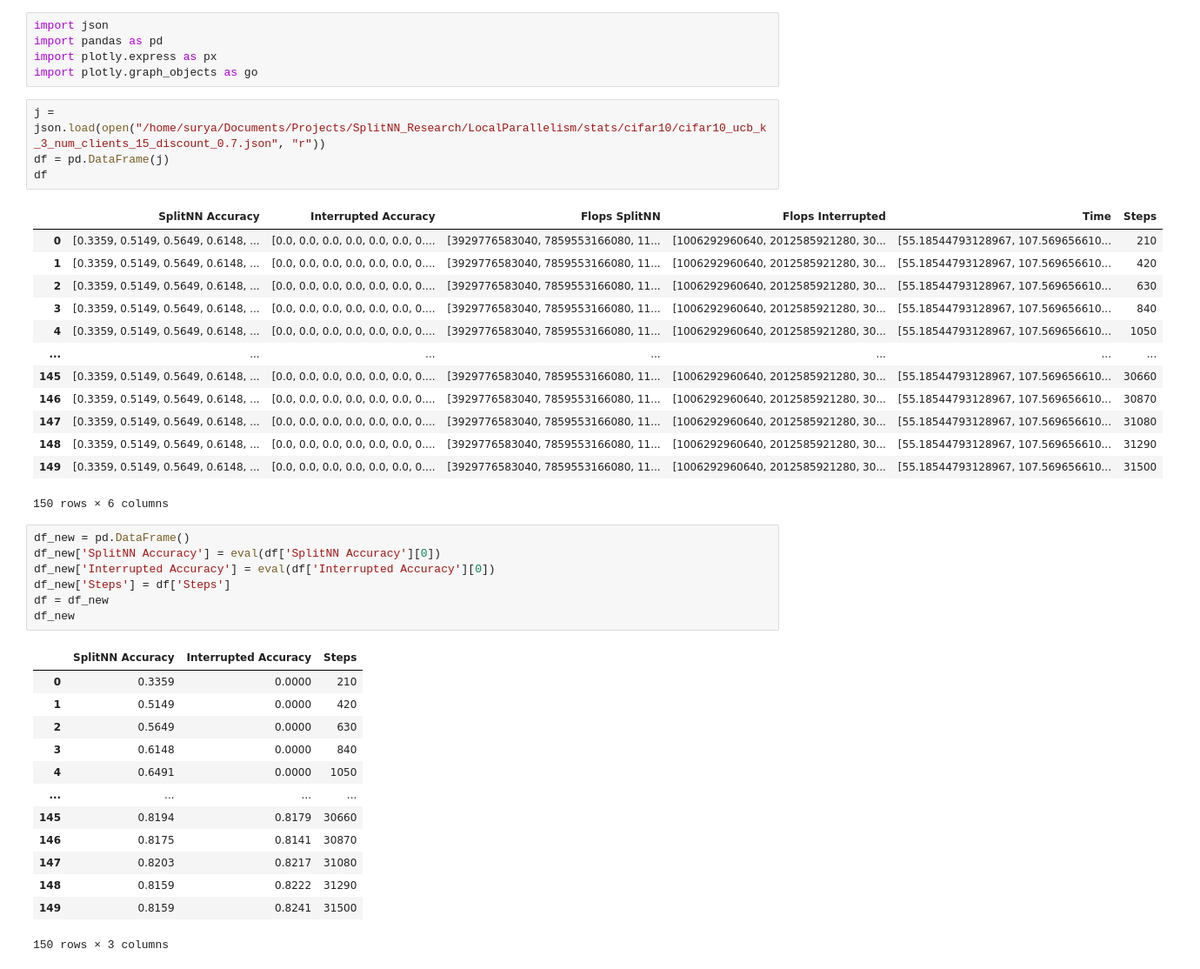
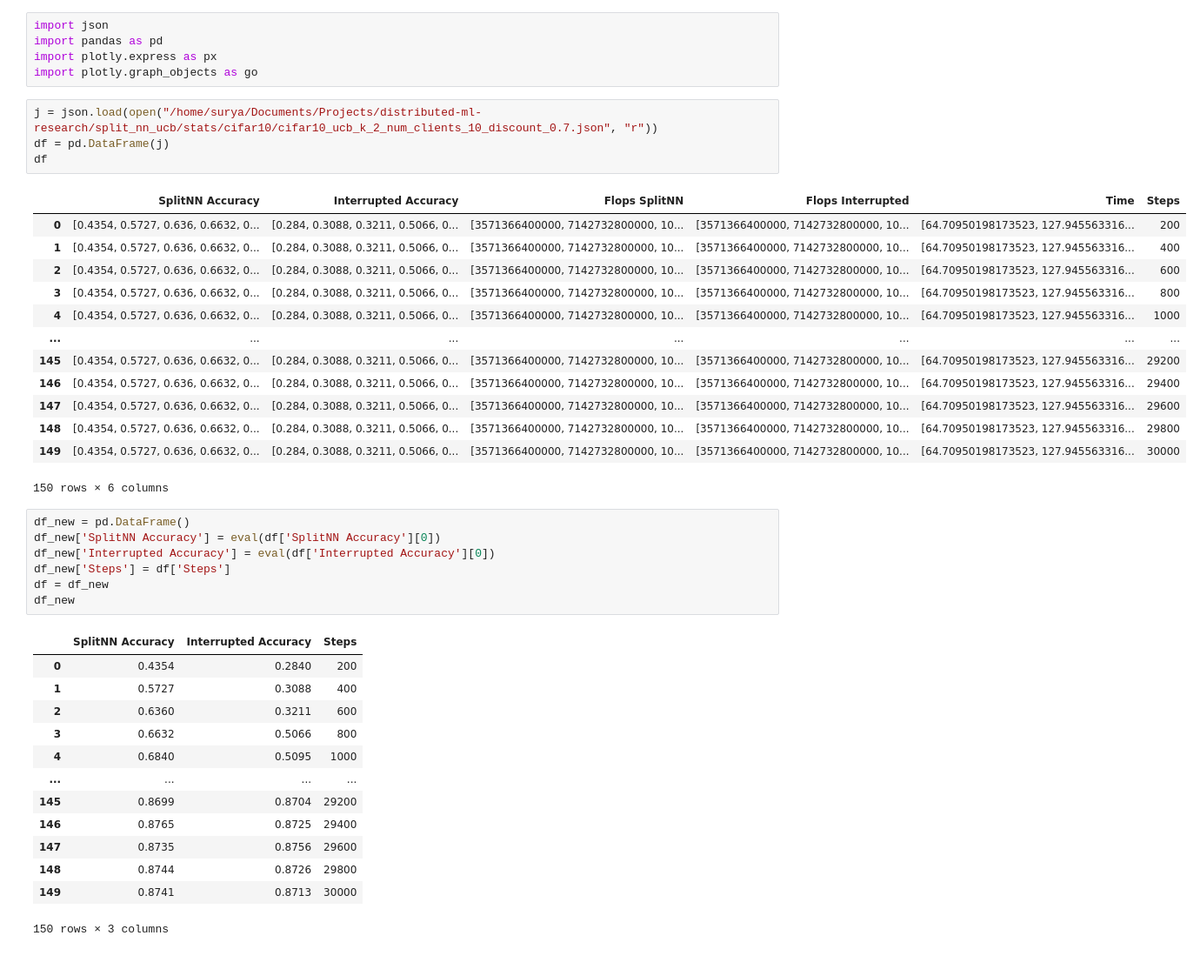
Before and after one commit to ayushchopra96/distributed-ml-research, a Jupyter notebook: split_nn_ucb/plot.ipynb, the cells around one changed output. Shown: that part at 87% size. Drawn from its saved outputs; the diff is of its cells as text.

```diff
--- a/split_nn_ucb/plot.ipynb
+++ b/split_nn_ucb/plot.ipynb
@@ -4,22 +4,22 @@ import pandas as pd
 import plotly.express as px
 import plotly.graph_objects as go
 # %%
-j = json.load(open("/home/surya/Documents/Projects/SplitNN_Research/LocalParallelism/stats/cifar10/cifar10_ucb_k_3_num_clients_15_discount_0.7.json", "r"))
+j = json.load(open("/home/surya/Documents/Projects/distributed-ml-research/split_nn_ucb/stats/cifar10/cifar10_ucb_k_2_num_clients_10_discount_0.7.json", "r"))
 df = pd.DataFrame(j)
 df
 # %% [output]
 |  | SplitNN Accuracy | Interrupted Accuracy | Flops SplitNN | Flops Interrupted | Time | Steps |
-| 0 | [0.3359, 0.5149, 0.5649, 0.6148, ... | [0.0, 0.0, 0.0, 0.0, 0.0, 0.0, 0.... | [3929776583040, 7859553166080, 11... | [1006292960640, 2012585921280, 30... | [55.18544793128967, 107.569656610... | 210 |
-| 1 | [0.3359, 0.5149, 0.5649, 0.6148, ... | [0.0, 0.0, 0.0, 0.0, 0.0, 0.0, 0.... | [3929776583040, 7859553166080, 11... | [1006292960640, 2012585921280, 30... | [55.18544793128967, 107.569656610... | 420 |
-| 2 | [0.3359, 0.5149, 0.5649, 0.6148, ... | [0.0, 0.0, 0.0, 0.0, 0.0, 0.0, 0.... | [3929776583040, 7859553166080, 11... | [1006292960640, 2012585921280, 30... | [55.18544793128967, 107.569656610... | 630 |
-| 3 | [0.3359, 0.5149, 0.5649, 0.6148, ... | [0.0, 0.0, 0.0, 0.0, 0.0, 0.0, 0.... | [3929776583040, 7859553166080, 11... | [1006292960640, 2012585921280, 30... | [55.18544793128967, 107.569656610... | 840 |
-| 4 | [0.3359, 0.5149, 0.5649, 0.6148, ... | [0.0, 0.0, 0.0, 0.0, 0.0, 0.0, 0.... | [3929776583040, 7859553166080, 11... | [1006292960640, 2012585921280, 30... | [55.18544793128967, 107.569656610... | 1050 |
+| 0 | [0.4354, 0.5727, 0.636, 0.6632, 0... | [0.284, 0.3088, 0.3211, 0.5066, 0... | [3571366400000, 7142732800000, 10... | [3571366400000, 7142732800000, 10... | [64.70950198173523, 127.945563316... | 200 |
+| 1 | [0.4354, 0.5727, 0.636, 0.6632, 0... | [0.284, 0.3088, 0.3211, 0.5066, 0... | [3571366400000, 7142732800000, 10... | [3571366400000, 7142732800000, 10... | [64.70950198173523, 127.945563316... | 400 |
+| 2 | [0.4354, 0.5727, 0.636, 0.6632, 0... | [0.284, 0.3088, 0.3211, 0.5066, 0... | [3571366400000, 7142732800000, 10... | [3571366400000, 7142732800000, 10... | [64.70950198173523, 127.945563316... | 600 |
+| 3 | [0.4354, 0.5727, 0.636, 0.6632, 0... | [0.284, 0.3088, 0.3211, 0.5066, 0... | [3571366400000, 7142732800000, 10... | [3571366400000, 7142732800000, 10... | [64.70950198173523, 127.945563316... | 800 |
+| 4 | [0.4354, 0.5727, 0.636, 0.6632, 0... | [0.284, 0.3088, 0.3211, 0.5066, 0... | [3571366400000, 7142732800000, 10... | [3571366400000, 7142732800000, 10... | [64.70950198173523, 127.945563316... | 1000 |
 | ... | ... | ... | ... | ... | ... | ... |
-| 145 | [0.3359, 0.5149, 0.5649, 0.6148, ... | [0.0, 0.0, 0.0, 0.0, 0.0, 0.0, 0.... | [3929776583040, 7859553166080, 11... | [1006292960640, 2012585921280, 30... | [55.18544793128967, 107.569656610... | 30660 |
-| 146 | [0.3359, 0.5149, 0.5649, 0.6148, ... | [0.0, 0.0, 0.0, 0.0, 0.0, 0.0, 0.... | [3929776583040, 7859553166080, 11... | [1006292960640, 2012585921280, 30... | [55.18544793128967, 107.569656610... | 30870 |
-| 147 | [0.3359, 0.5149, 0.5649, 0.6148, ... | [0.0, 0.0, 0.0, 0.0, 0.0, 0.0, 0.... | [3929776583040, 7859553166080, 11... | [1006292960640, 2012585921280, 30... | [55.18544793128967, 107.569656610... | 31080 |
-| 148 | [0.3359, 0.5149, 0.5649, 0.6148, ... | [0.0, 0.0, 0.0, 0.0, 0.0, 0.0, 0.... | [3929776583040, 7859553166080, 11... | [1006292960640, 2012585921280, 30... | [55.18544793128967, 107.569656610... | 31290 |
-| 149 | [0.3359, 0.5149, 0.5649, 0.6148, ... | [0.0, 0.0, 0.0, 0.0, 0.0, 0.0, 0.... | [3929776583040, 7859553166080, 11... | [1006292960640, 2012585921280, 30... | [55.18544793128967, 107.569656610... | 31500 |
+| 145 | [0.4354, 0.5727, 0.636, 0.6632, 0... | [0.284, 0.3088, 0.3211, 0.5066, 0... | [3571366400000, 7142732800000, 10... | [3571366400000, 7142732800000, 10... | [64.70950198173523, 127.945563316... | 29200 |
+| 146 | [0.4354, 0.5727, 0.636, 0.6632, 0... | [0.284, 0.3088, 0.3211, 0.5066, 0... | [3571366400000, 7142732800000, 10... | [3571366400000, 7142732800000, 10... | [64.70950198173523, 127.945563316... | 29400 |
+| 147 | [0.4354, 0.5727, 0.636, 0.6632, 0... | [0.284, 0.3088, 0.3211, 0.5066, 0... | [3571366400000, 7142732800000, 10... | [3571366400000, 7142732800000, 10... | [64.70950198173523, 127.945563316... | 29600 |
+| 148 | [0.4354, 0.5727, 0.636, 0.6632, 0... | [0.284, 0.3088, 0.3211, 0.5066, 0... | [3571366400000, 7142732800000, 10... | [3571366400000, 7142732800000, 10... | [64.70950198173523, 127.945563316... | 29800 |
+| 149 | [0.4354, 0.5727, 0.636, 0.6632, 0... | [0.284, 0.3088, 0.3211, 0.5066, 0... | [3571366400000, 7142732800000, 10... | [3571366400000, 7142732800000, 10... | [64.70950198173523, 127.945563316... | 30000 |
 150 rows × 6 columns
 # %%
 df_new = pd.DataFrame()
@@ -30,17 +30,17 @@ df = df_new
 df_new
 # %% [output]
 |  | SplitNN Accuracy | Interrupted Accuracy | Steps |
-| 0 | 0.3359 | 0.0000 | 210 |
-| 1 | 0.5149 | 0.0000 | 420 |
-| 2 | 0.5649 | 0.0000 | 630 |
-| 3 | 0.6148 | 0.0000 | 840 |
-| 4 | 0.6491 | 0.0000 | 1050 |
+| 0 | 0.4354 | 0.2840 | 200 |
+| 1 | 0.5727 | 0.3088 | 400 |
+| 2 | 0.6360 | 0.3211 | 600 |
+| 3 | 0.6632 | 0.5066 | 800 |
+| 4 | 0.6840 | 0.5095 | 1000 |
 | ... | ... | ... | ... |
-| 145 | 0.8194 | 0.8179 | 30660 |
-| 146 | 0.8175 | 0.8141 | 30870 |
-| 147 | 0.8203 | 0.8217 | 31080 |
-| 148 | 0.8159 | 0.8222 | 31290 |
-| 149 | 0.8159 | 0.8241 | 31500 |
+| 145 | 0.8699 | 0.8704 | 29200 |
+| 146 | 0.8765 | 0.8725 | 29400 |
+| 147 | 0.8735 | 0.8756 | 29600 |
+| 148 | 0.8744 | 0.8726 | 29800 |
+| 149 | 0.8741 | 0.8713 | 30000 |
 150 rows × 3 columns
 # %%
 fig = go.Figure(
```
Also changed, not shown: parts of 1 cell of this notebook, 2 other files.
